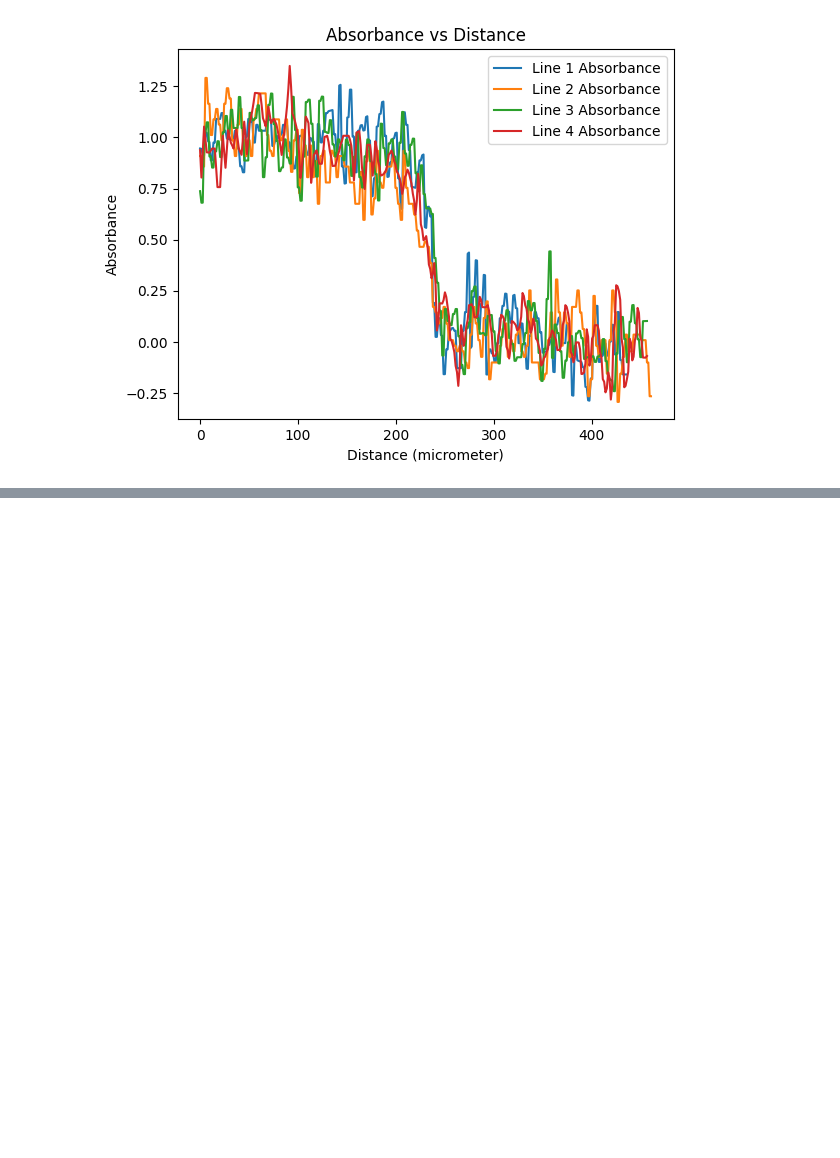
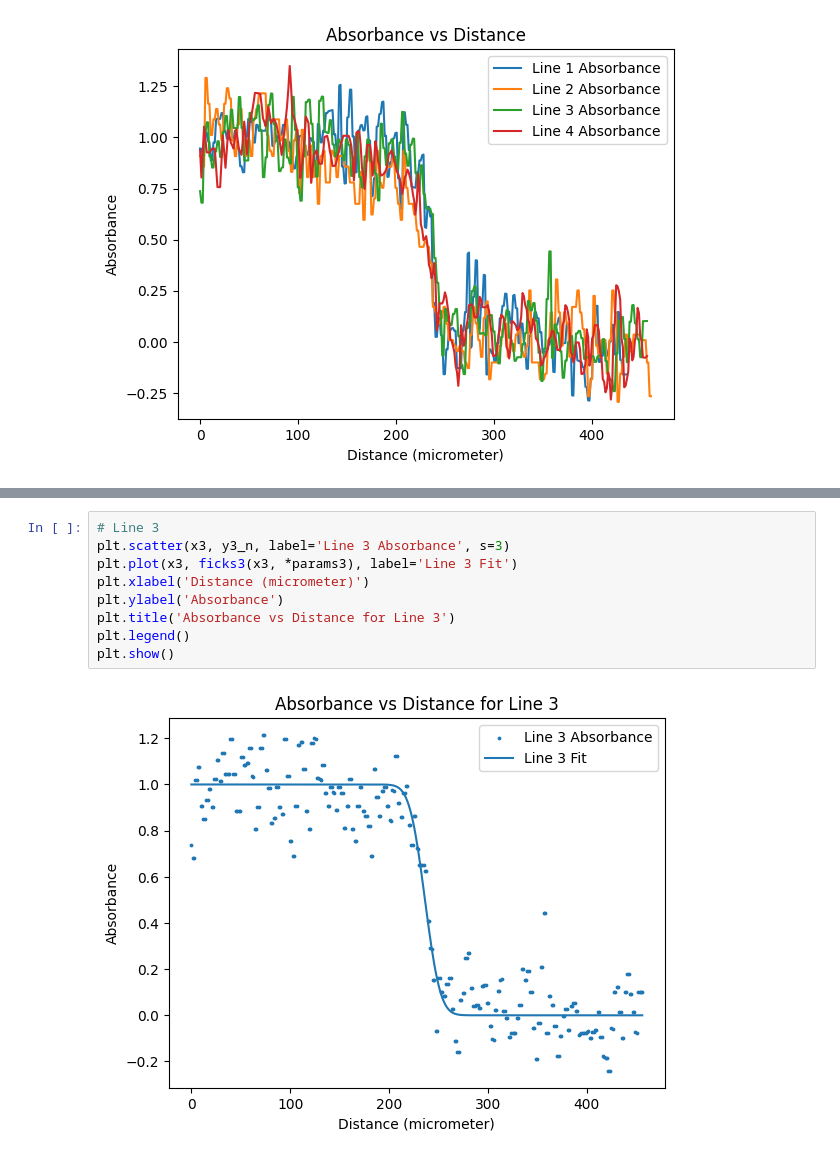
Before and after one commit to MartinKoll/TFY4335, a Jupyter notebook: flow.ipynb, the cells around one changed output, grey strips where cells are left out. Drawn from its saved outputs; the diff is of its cells as text; blank space fills up the shorter version.

```diff
--- a/flow.ipynb
+++ b/flow.ipynb
@@ -142,0 +166,11 @@ radius according to stokes einstein [2.37926394e-13] meters
+# %%
+# Line 3
+plt.scatter(x3, y3_n, label='Line 3 Absorbance', s=3)
+plt.plot(x3, ficks3(x3, *params3), label='Line 3 Fit')
+plt.xlabel('Distance (micrometer)')
+plt.ylabel('Absorbance')
+plt.title('Absorbance vs Distance for Line 3')
+plt.legend()
+plt.show()
+# %% [output]
+[figure, added]
```
Also changed, not shown: parts of 7 cells of this notebook, 1 other file.
